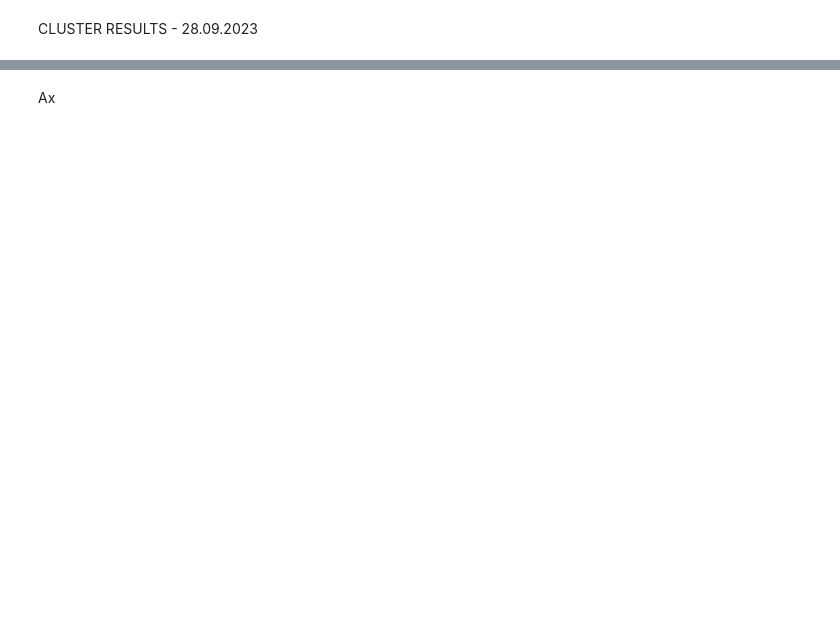
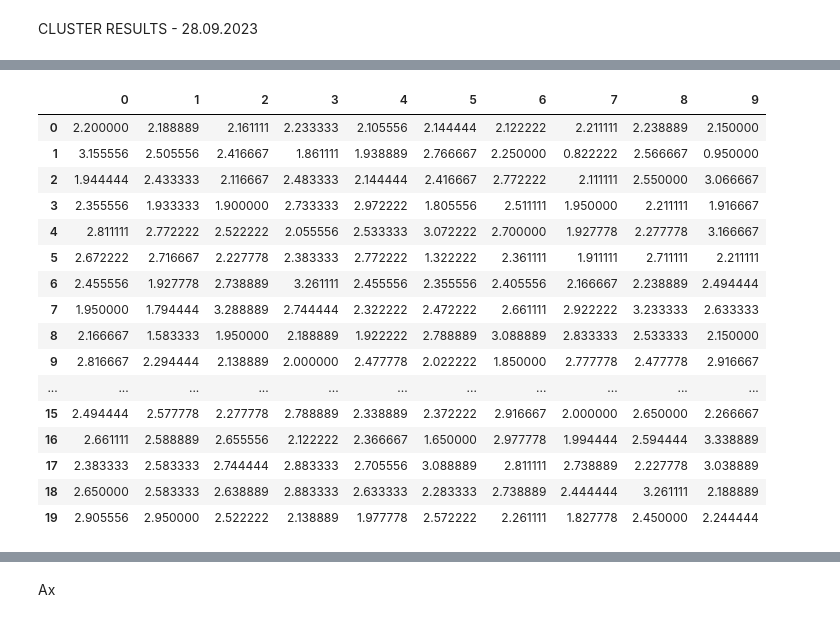
Before and after one commit to Luisenden/qnetsur, a Jupyter notebook: test.ipynb, the cells around one changed output, grey strips where cells are left out. Saved outputs shown, nothing was run; the diff lists cells and outputs as text; code cells hidden in the pictures; blank space fills up the shorter version.

```diff
--- a/test.ipynb
+++ b/test.ipynb
@@ -17,7 +18,7 @@ CLUSTER RESULTS - 28.09.2023
 import pickle
 
 # surrogate optimization and simulated annealing
-with open('../surdata/tree35_iter-20_objective-meanopt10-10-2023_11:50.pkl', 'rb') as file:
+with open('../surdata/Sur_tree34_iter-20_objective-meanopt10-31-2023_23:11.pkl', 'rb') as file:
     # Load the object from the file
-    loaded_data = pickle.load(file)
-model, time, refmodel, xSA, ySA, timeSA = loaded_data
+    sur_loaded_data = pickle.load(file)
+sur_loaded_data
@@ -23,0 +48,8 @@ model, time, refmodel, xSA, ySA, timeSA = loaded_data
+# %%
+import pickle
+
+# surrogate optimization and simulated annealing
+with open('../surdata/Ax_tree34_iter-20_objective-meanopt10-31-2023_21:31.pkl', 'rb') as file:
+    # Load the object from the file
+    ax_loaded_data = pickle.load(file)
+ax_loaded_data
@@ -23,0 +135,20 @@ model, time, refmodel, xSA, ySA, timeSA = loaded_data
+# %%
+sa_results
+# %% [output]
+|  | 0 | 1 | 2 | 3 | 4 | 5 | 6 | 7 | 8 | 9 |
+| 0 | 2.200000 | 2.188889 | 2.161111 | 2.233333 | 2.105556 | 2.144444 | 2.122222 | 2.211111 | 2.238889 | 2.150000 |
+| 1 | 3.155556 | 2.505556 | 2.416667 | 1.861111 | 1.938889 | 2.766667 | 2.250000 | 0.822222 | 2.566667 | 0.950000 |
+| 2 | 1.944444 | 2.433333 | 2.116667 | 2.483333 | 2.144444 | 2.416667 | 2.772222 | 2.111111 | 2.550000 | 3.066667 |
+| 3 | 2.355556 | 1.933333 | 1.900000 | 2.733333 | 2.972222 | 1.805556 | 2.511111 | 1.950000 | 2.211111 | 1.916667 |
+| 4 | 2.811111 | 2.772222 | 2.522222 | 2.055556 | 2.533333 | 3.072222 | 2.700000 | 1.927778 | 2.277778 | 3.166667 |
+| 5 | 2.672222 | 2.716667 | 2.227778 | 2.383333 | 2.772222 | 1.322222 | 2.361111 | 1.911111 | 2.711111 | 2.211111 |
+| 6 | 2.455556 | 1.927778 | 2.738889 | 3.261111 | 2.455556 | 2.355556 | 2.405556 | 2.166667 | 2.238889 | 2.494444 |
+| 7 | 1.950000 | 1.794444 | 3.288889 | 2.744444 | 2.322222 | 2.472222 | 2.661111 | 2.922222 | 3.233333 | 2.633333 |
+| 8 | 2.166667 | 1.583333 | 1.950000 | 2.188889 | 1.922222 | 2.788889 | 3.088889 | 2.833333 | 2.533333 | 2.150000 |
+| 9 | 2.816667 | 2.294444 | 2.138889 | 2.000000 | 2.477778 | 2.022222 | 1.850000 | 2.777778 | 2.477778 | 2.916667 |
+| ... | ... | ... | ... | ... | ... | ... | ... | ... | ... | ... |
+| 15 | 2.494444 | 2.577778 | 2.277778 | 2.788889 | 2.338889 | 2.372222 | 2.916667 | 2.000000 | 2.650000 | 2.266667 |
+| 16 | 2.661111 | 2.588889 | 2.655556 | 2.122222 | 2.366667 | 1.650000 | 2.977778 | 1.994444 | 2.594444 | 3.338889 |
+| 17 | 2.383333 | 2.583333 | 2.744444 | 2.883333 | 2.705556 | 3.088889 | 2.811111 | 2.738889 | 2.227778 | 3.038889 |
+| 18 | 2.650000 | 2.583333 | 2.638889 | 2.883333 | 2.633333 | 2.283333 | 2.738889 | 2.444444 | 3.261111 | 2.188889 |
+| 19 | 2.905556 | 2.950000 | 2.522222 | 2.138889 | 1.977778 | 2.572222 | 2.261111 | 1.827778 | 2.450000 | 2.244444 |
```
Also changed, not shown: parts of 29 cells of this notebook, 4 other files.
